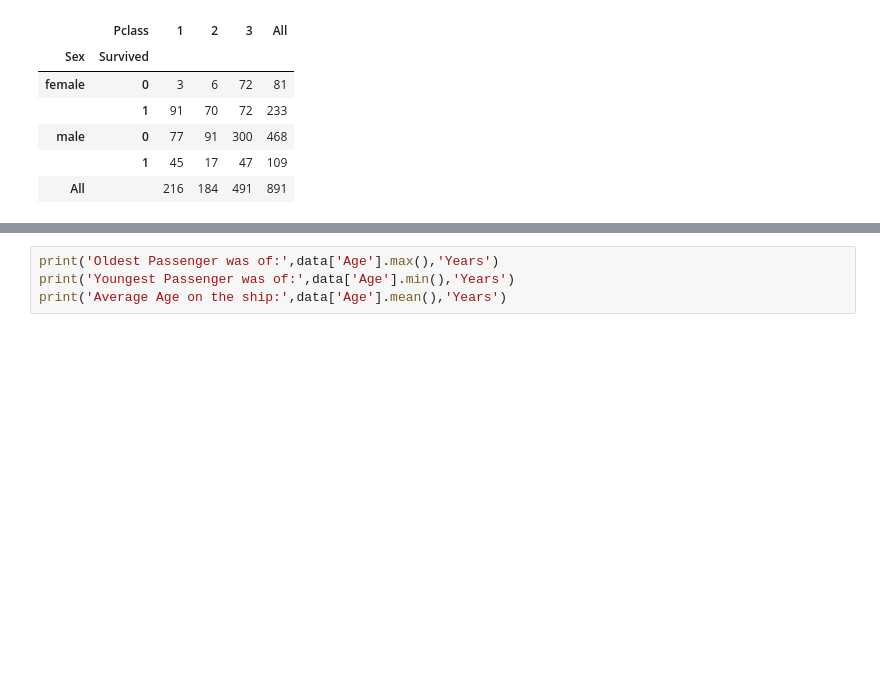
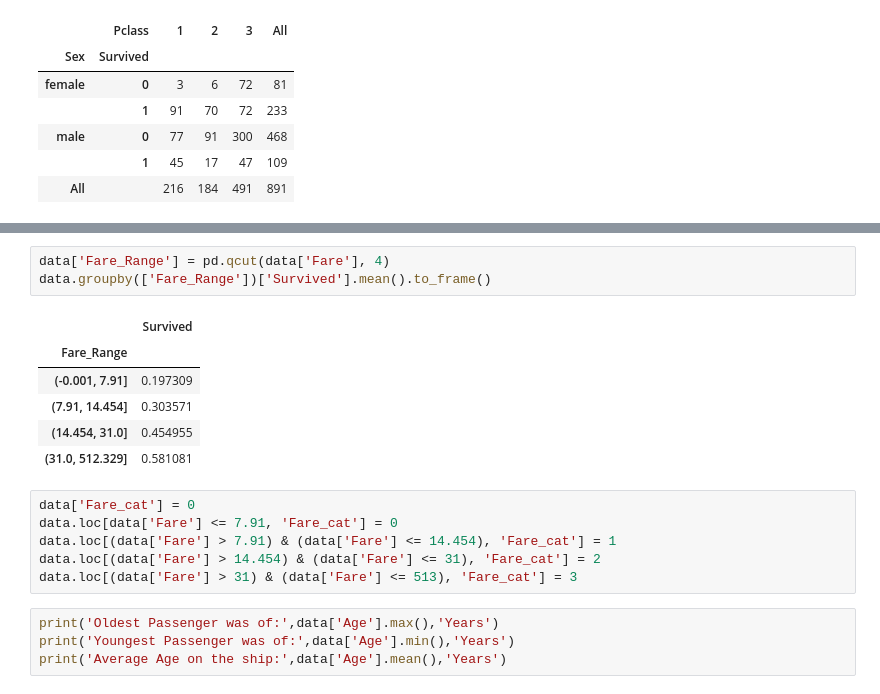
Before and after one commit to pyaf/kaggle_code, a Jupyter notebook: titanic-machine-learning-from-disaster/tensorflow-v1.ipynb, the cells around one changed output, grey strips where cells are left out. Cells and saved outputs as stored; diff of their text form; blank space fills up the shorter version.

```diff
--- a/Titanic: Machine Learning from Disaster/titanic-v1.ipynb
+++ b/titanic-machine-learning-from-disaster/tensorflow-v1.ipynb
@@ -82,3 +109,19 @@ pd.crosstab([data.Sex, data.Survived], data.Pclass,margins=True)
+# %%
+data['Fare_Range'] = pd.qcut(data['Fare'], 4)
+data.groupby(['Fare_Range'])['Survived'].mean().to_frame()
+# %% [output]
+|  | Survived |
+| Fare_Range |  |
+| (-0.001, 7.91] | 0.197309 |
+| (7.91, 14.454] | 0.303571 |
+| (14.454, 31.0] | 0.454955 |
+| (31.0, 512.329] | 0.581081 |
+# %%
+data['Fare_cat'] = 0
+data.loc[data['Fare'] <= 7.91, 'Fare_cat'] = 0
+data.loc[(data['Fare'] > 7.91) & (data['Fare'] <= 14.454), 'Fare_cat'] = 1
+data.loc[(data['Fare'] > 14.454) & (data['Fare'] <= 31), 'Fare_cat'] = 2
+data.loc[(data['Fare'] > 31) & (data['Fare'] <= 513), 'Fare_cat'] = 3
 # %%
 print('Oldest Passenger was of:',data['Age'].max(),'Years')
 print('Youngest Passenger was of:',data['Age'].min(),'Years')
```
Also changed, not shown: parts of 35 cells of this notebook, 11 other files.
